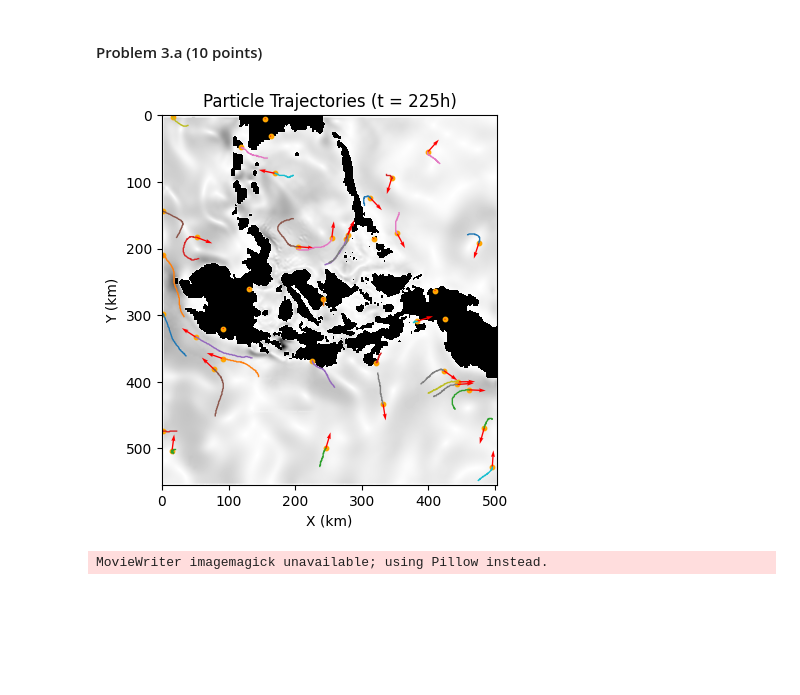
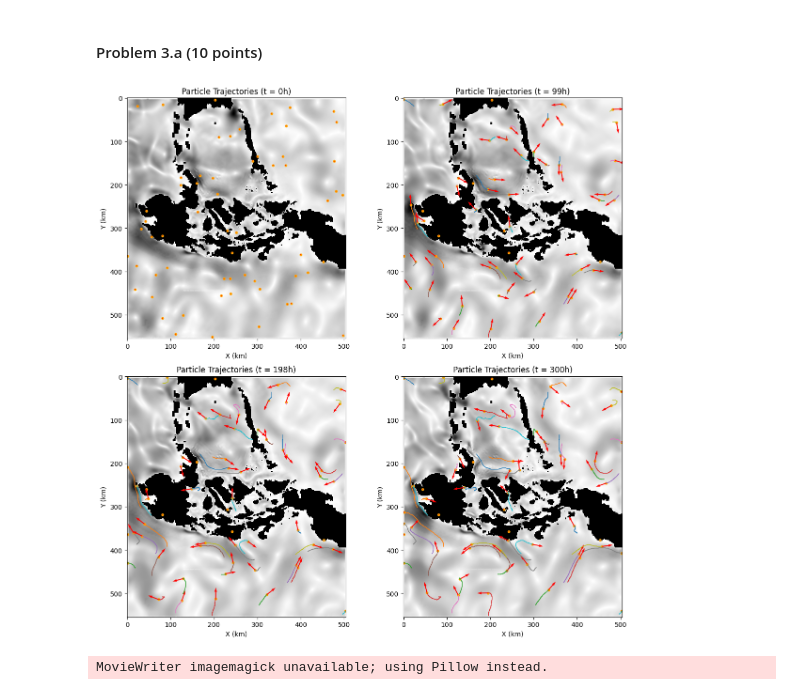
Before and after one commit to eddysanoli-galileo/Data-Analysis-Statistical-Modeling-and-Computation-in-Applications, a Jupyter notebook: Module 5 - Environmental Data and Gaussian Processes/Project/Project - Part I.ipynb, the cells around one changed output. Cells and saved outputs as stored; diff of their text form; code cells hidden in the pictures; blank space fills up the shorter version.

```diff
--- a/Module 5 - Environmental Data and Gaussian Processes/Project/Project - Part I.ipynb
+++ b/Module 5 - Environmental Data and Gaussian Processes/Project/Project - Part I.ipynb
@@ -178,7 +178,7 @@ Average Y-axis velocity: -0.03548388738810676
 T = 100
 
 # Number of particles to simulate
-N = 40
+N = 60
 
 # ============== INITIAL POSITIONS ============= #
 
@@ -189,35 +189,67 @@ Yaxis_min = 0
 Yaxis_max = Vt.shape[1]
 
 # Generate random X and Y coordinates for the particles
 np.random.seed(42069)
 particles_x_pos = np.random.randint(Xaxis_min, Xaxis_max, size=N)
 particles_y_pos = np.random.randint(Yaxis_min, Yaxis_max, size=N)
 
 # Concatenate the X and Y coordinates as columns in a single array
 Xt = np.stack(
     [particles_x_pos, particles_y_pos],
     axis=1
 )
 
 # ================= SIMULATION ================= #
 
 X_history, V_history = simulate_flow(x_t=Xt, v_t=Vt, timesteps=T)
 
 # ==================== PLOT ==================== #
 
 # The last timestep to simulate
 timestep = 75
 
+# Generate a figure with 4 subplots arranged in a 2x2 grid
+fig, axs = plt.subplots(2, 2, figsize=(12, 12))
+
 # Plot the trajectories of the particles
 plot_particle_simulation(
     X_history,
     V_history,
     v_t=Vt,
     land_mask=mask,
-    end_timestep=timestep
+    end_timestep=int(T*0),
+    custom_ax=axs[0, 0]
 )
+plot_particle_simulation(
+    X_history,
+    V_history,
+    v_t=Vt,
+    land_mask=mask,
+    end_timestep=int(T*0.33),
+    custom_ax=axs[0, 1]
+)
+plot_particle_simulation(
+    X_history,
+    V_history,
+    v_t=Vt,
+    land_mask=mask,
+    end_timestep=int(T*0.66),
+    custom_ax=axs[1, 0]
+)
+plot_particle_simulation(
+    X_history,
+    V_history,
+    v_t=Vt,
+    land_mask=mask,
+    end_timestep=int(T),
+    custom_ax=axs[1, 1]
+)
+
+plt.tight_layout()
+plt.savefig("./Images/random_particles_simulation.png")
+plt.show()
 # %% [output]
-[figure, old version]
+[figure, new version]
 # %%
 # ================== ANIMATION ================= #
 
```
Also changed, not shown: 13 other files.
